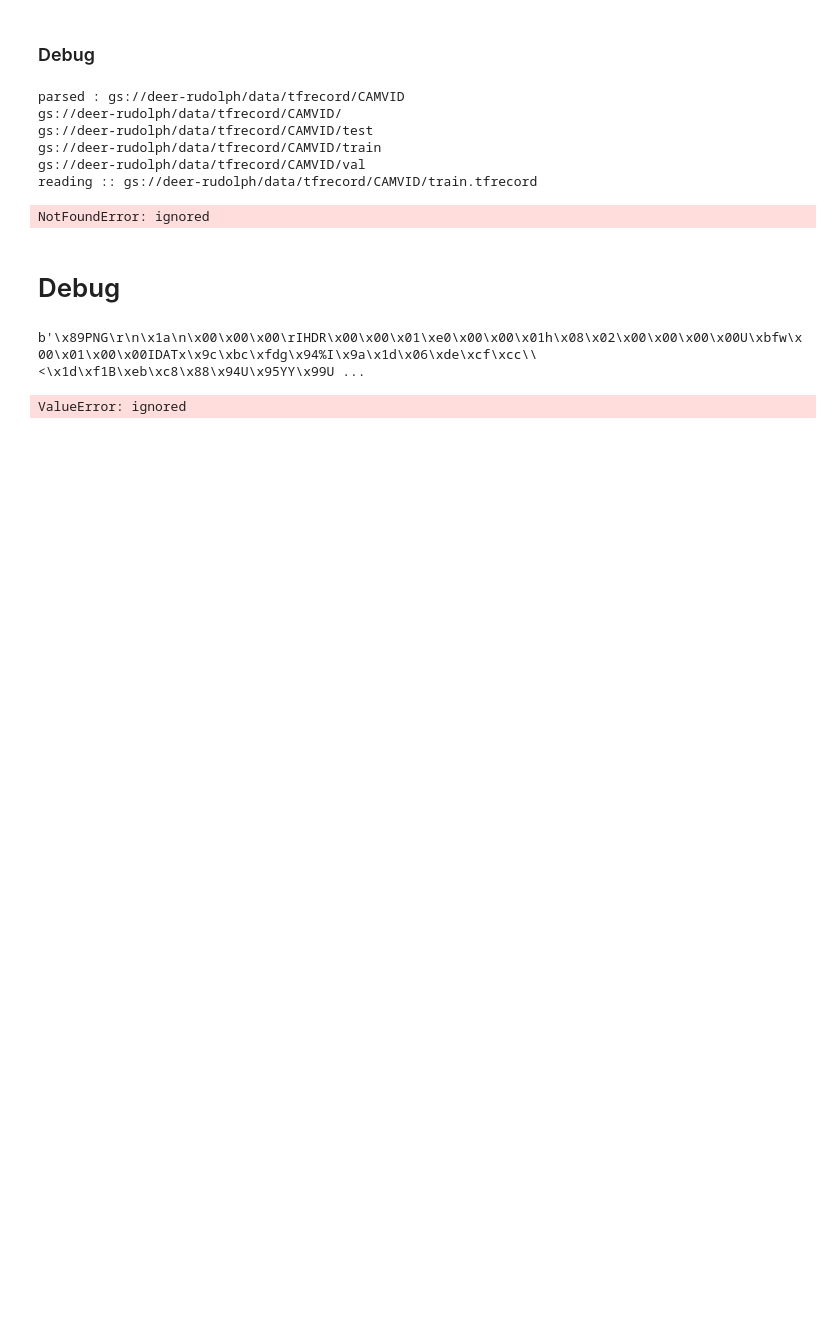
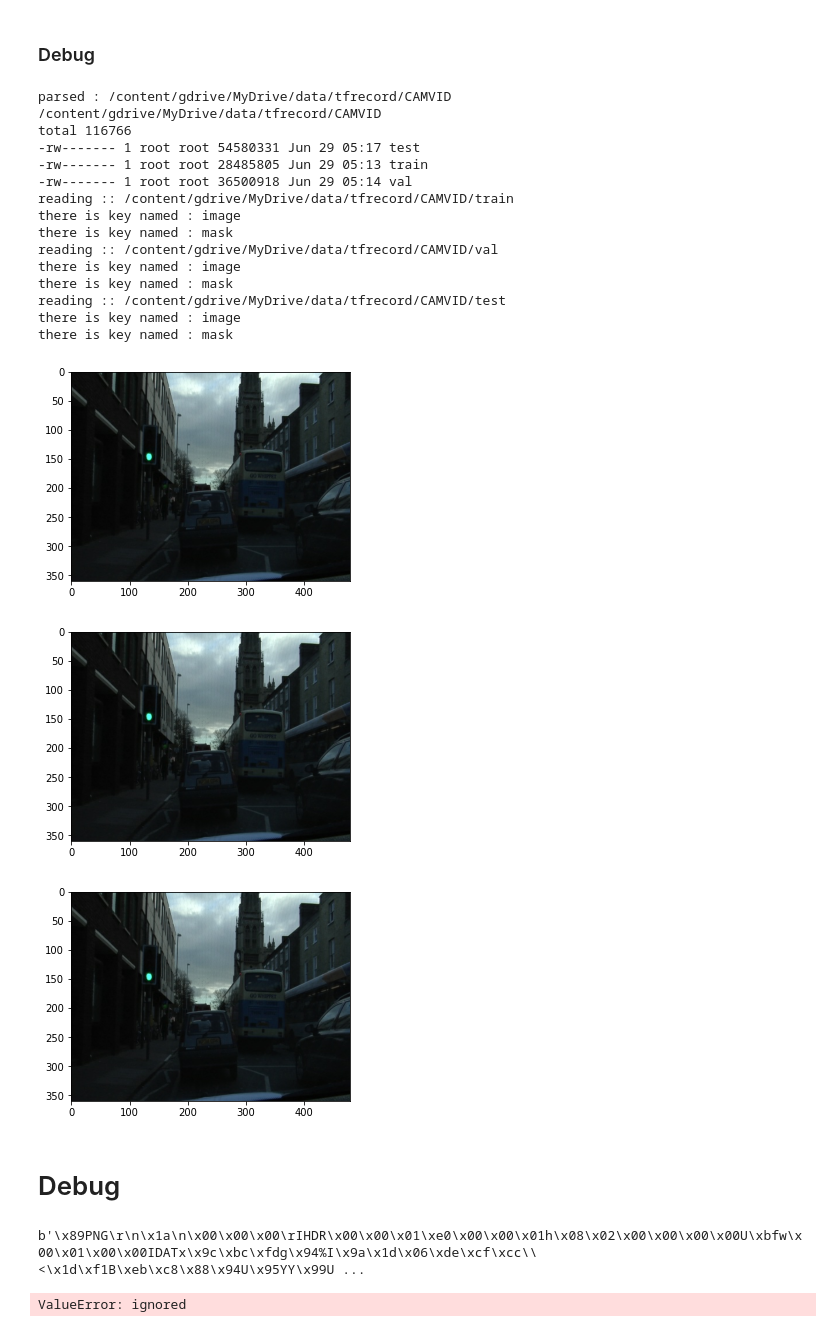
Before and after one commit to deer-develop/paper_implementation_and_testing_tf2, a Jupyter notebook: utils/Generate_TFRecord.ipynb, the cells around one changed output. Drawn from its saved outputs; the diff is of its cells as text; code cells hidden in the pictures; blank space fills up the shorter version.

Commit message:
[bugfix] tfrecord 가 잘 저장되고 있음을 확인

```diff
--- a/utils/Generate_TFRecord.ipynb
+++ b/utils/Generate_TFRecord.ipynb
@@ -203,7 +229,7 @@ gs://deer-rudolph/data/aihubsidewalk/Surface_013/
 # %% [markdown]
 ### Hyper Parameters
 # %%
-DATASETNAME = "camvid" #@param ['aihubpedestrian', 'camvid']
+DATASETNAME = "aihubpedestrian" #@param ['aihubpedestrian', 'camvid']
 TXT_FILE_DIR = os.path.join(DATA_INDEXFILE_DIR, DATASETNAME.upper())
 
 print("Indexfile generation result save  at {}".format(TXT_FILE_DIR))
@@ -211,6 +237,7 @@ print("See {}".format(TXT_FILE_DIR))
 if USE_GCS:
     !gsutil ls {TXT_FILE_DIR}
 else:
+    !mkdir -p {TXT_FILE_DIR}
     %cd {TXT_FILE_DIR}
     %ls -al
 # %% [output]
@@ -524,40 +572,51 @@ gs://deer-rudolph/data/index/CAMVID/val
 # %%
 print('parsed : {}'.format(TFRECORD_FILE_DIR))
 if USE_GCS:
     !gsutil ls {TFRECORD_FILE_DIR}
 else:
     %cd {TFRECORD_FILE_DIR}
     %ls -al
 
 def _parse_tfrecord(example):
     feature_description = {
         "image": tf.io.FixedLenFeature([], tf.string),
         "mask": tf.io.FixedLenFeature([], tf.string),
     }
     example = tf.io.parse_single_example(example, feature_description)
     example["image"] = tf.io.decode_jpeg(example["image"], channels=3)
     example["mask"] = tf.io.decode_jpeg(example["mask"])
     return example
 
-for name in ['train.tfrecord', 'val.tfrecord', 'test.tfrecord']:
+for name in ['train', 'val', 'test']:
     reading_file = os.path.join(TFRECORD_FILE_DIR, name)
     print('reading :: {}'.format(reading_file))
     dataset = tf.data.TFRecordDataset(reading_file).map(_parse_tfrecord)
 
     for features in dataset.batch(1).take(1):
         for key in features.keys():
-            print(key)
+            print('there is key named : {}'.format(key))
 
         plt.figure(figsize=(5, 5))
         plt.imshow(features["image"].numpy().squeeze())
 # %% [output]
-parsed : gs://deer-rudolph/data/tfrecord/CAMVID
-gs://deer-rudolph/data/tfrecord/CAMVID/
-gs://deer-rudolph/data/tfrecord/CAMVID/test
-gs://deer-rudolph/data/tfrecord/CAMVID/train
-gs://deer-rudolph/data/tfrecord/CAMVID/val
-reading :: gs://deer-rudolph/data/tfrecord/CAMVID/train.tfrecord
+parsed : /content/gdrive/MyDrive/data/tfrecord/CAMVID
+/content/gdrive/MyDrive/data/tfrecord/CAMVID
+total 116766
+-rw------- 1 root root 54580331 Jun 29 05:17 test
+-rw------- 1 root root 28485805 Jun 29 05:13 train
+-rw------- 1 root root 36500918 Jun 29 05:14 val
+reading :: /content/gdrive/MyDrive/data/tfrecord/CAMVID/train
+there is key named : image
+there is key named : mask
+reading :: /content/gdrive/MyDrive/data/tfrecord/CAMVID/val
+there is key named : image
+there is key named : mask
+reading :: /content/gdrive/MyDrive/data/tfrecord/CAMVID/test
+there is key named : image
+there is key named : mask
-NotFoundError: ignored
+[figure, added]
+[figure, added]
+[figure, added]
 # %% [markdown]
 # Debug
 # %%
```
Also changed, not shown: parts of 10 cells of this notebook.
